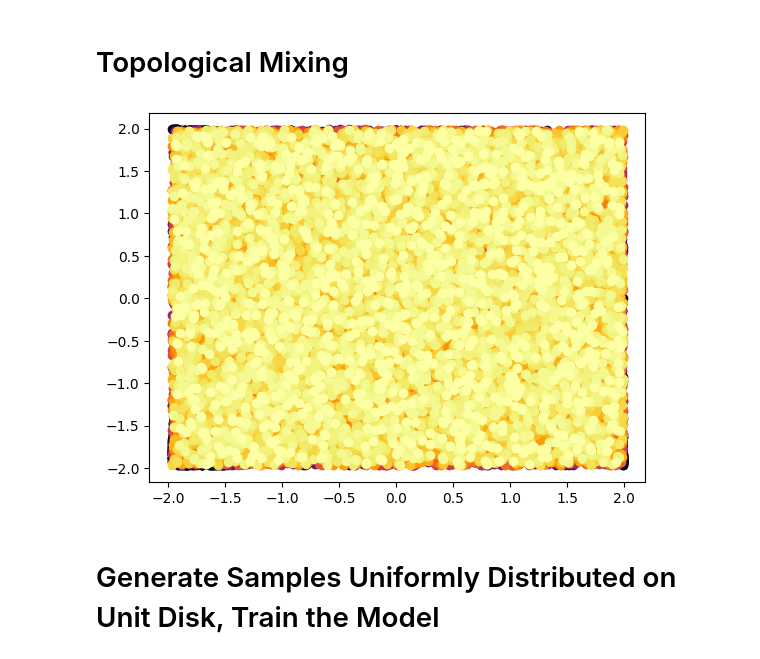
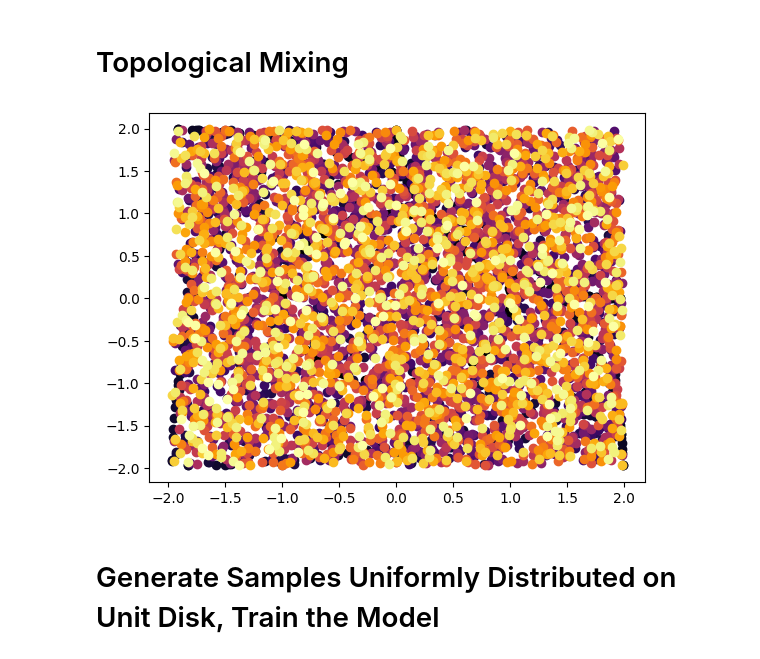
Before and after one commit to Fritz17236/untitled, a Jupyter notebook: xor.ipynb, the cells around one changed output. Cells and saved outputs as stored; diff of their text form; code cells hidden in the pictures.

```diff
--- a/xor.ipynb
+++ b/xor.ipynb
@@ -1,13 +1,25 @@
 # %% [markdown]
 Scratch Jupyter Noteboook
 # %%
-from importlib import reload
 import numpy as np
 from numpy.typing import NDArray
 import matplotlib.pyplot as plt
 from matplotlib import cm
 import nonlinear_approximator as na
 %matplotlib inline
+from importlib import reload
+
+def reload_modules():
+    modules = [
+        na,
+        na.activations,
+        na.model,
+        na.inference,
+        na.params,
+        na.training
+    ]
+    for mod in modules:
+        reload(mod)
 # %% [markdown]
 # Parameters
 # %%
@@ -40,12 +52,13 @@ def xor(x: NDArray) -> int:
 # %%
 
 config = na.params.RegressionParams(
-    width=1000,
+    width=100,
     depth=50,
     input_dimension=2,
     transform_type=na.activations.TransformType.TENT,
     transform_params=na.params.TentParams(mu=1.99),
     output_dimension=1,
+    storage_path='./xor'
 )
 
 model = na.model.NonlinearRegressorModel(config)
@@ -53,7 +68,7 @@ model = na.model.NonlinearRegressorModel(config)
 # Neuron Preferred Directions
 # %%
 
-neurons = model.neurons
+neurons = model._neurons
 plt.scatter(neurons[0, :], neurons[1, :])
 plt.title(
     "Randomly Sampled Neuron 'Preferred Directions' along the Unit Hypersphere (d=2)"
@@ -80,27 +95,26 @@ plt.show()
 # %%
 colors = cm.get_cmap("inferno", config.depth + 1)
 
-
+reload_modules()
 activations_identity = na.activations.compute_activations(
     neurons, np.asarray(np.eye(2)), config
 )
 
-
 plt.scatter(neurons[0, :], neurons[1, :], color="black")
 for idx_layer in range(1, config.depth):
     plt.scatter(
-        activations_identity[idx_layer, :, 0],
-        activations_identity[idx_layer, :, 1],
+        activations_identity[0, idx_layer, :],
+        activations_identity[1, idx_layer, :],
         label=f"Pass {idx_layer + 1}",
         c=colors(idx_layer + 1),
     )
 
 # plt.xlim([-1.25, 1.25])
 # plt.ylim([-1.25, 1.25])
 # plt.legend()
 plt.show()
 # %% [output]
-[figure, old version]
+[figure, new version]
 # %% [markdown]
 # Generate Samples Uniformly Distributed on Unit Disk, Train the Model
 # %%
```
Also changed, not shown: parts of 10 cells of this notebook, 20 other files.
